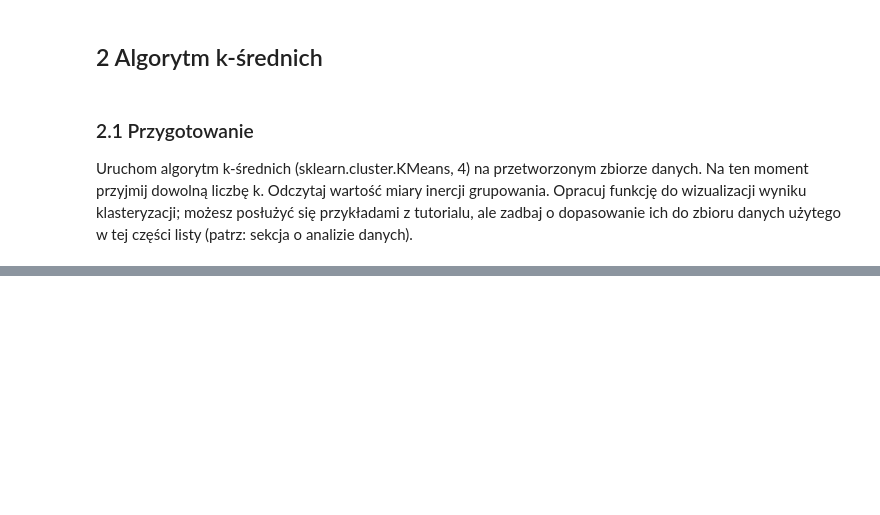
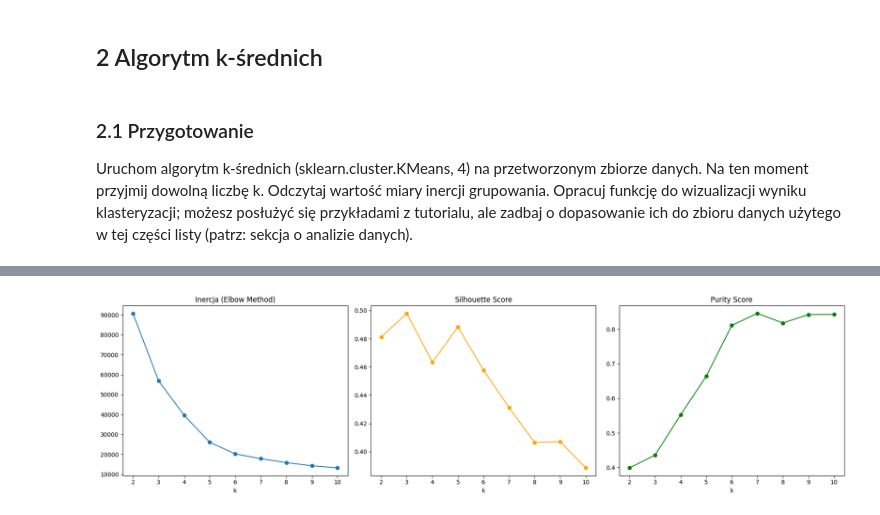
Before and after one commit to Zajecia-na-PWr-LR/lista7-MateuszOlech, a Jupyter notebook: Lista7.ipynb, the cells around one changed output, grey strips where cells are left out. Drawn from its saved outputs; the diff is of its cells as text; code cells hidden in the pictures; blank space fills up the shorter version.

```diff
--- a/Lista7.ipynb
+++ b/Lista7.ipynb
@@ -183,0 +213,40 @@ Wartość miary inercji dla k=4: 57149.72575987182
+# %%
+def purity_score(labels_true: np.ndarray, labels_pred: np.ndarray) -> float:
+    # 1. Oblicz macierz contingency (podobna do macierzy pomyłek - doczytaj)
+    # Jej wiersze odpowiadają klasom (Y), a kolumny klastrom (przewidzianym)
+    cont_matrix = metrics.cluster.contingency_matrix(labels_true, labels_pred)
+
+    # 2. Dla każdego klastra oblicz maksymalną liczbę należących do niego przykładów z jednej klasy
+    max_per_cluster = np.max(cont_matrix, axis=0)
+
+    # 3. Zsumuj te maksymalne wartości i podziel przez całkowitą liczbę przykładów
+    return np.sum(max_per_cluster) / np.sum(cont_matrix)
+# %%
+k_values = range(2, 11)
+inertias = []
+purities = []
+silhouettes = []
+
+for k in k_values:
+    k_means = KMeans(n_clusters=k, random_state=42, n_init=10).fit(X_pca)
+    inertias.append(k_means.inertia_)
+    purities.append(purity_score(Y, k_means.labels_))
+    silhouettes.append(metrics.silhouette_score(X_pca, k_means.labels_))
+
+fig, axes = plt.subplots(1, 3, figsize=(18, 5))
+axes[0].plot(k_values, inertias, 'o-')
+axes[0].set_title('Inercja (Elbow Method)')
+axes[0].set_xlabel('k')
+
+axes[1].plot(k_values, silhouettes, 'o-', color='orange')
+axes[1].set_title('Silhouette Score')
+axes[1].set_xlabel('k')
+
+axes[2].plot(k_values, purities, 'o-', color='green')
+axes[2].set_title('Purity Score')
+axes[2].set_xlabel('k')
+
+plt.tight_layout()
+plt.show()
+# %% [output]
+[figure, added]
```
Also changed, not shown: parts of 27 cells of this notebook.
